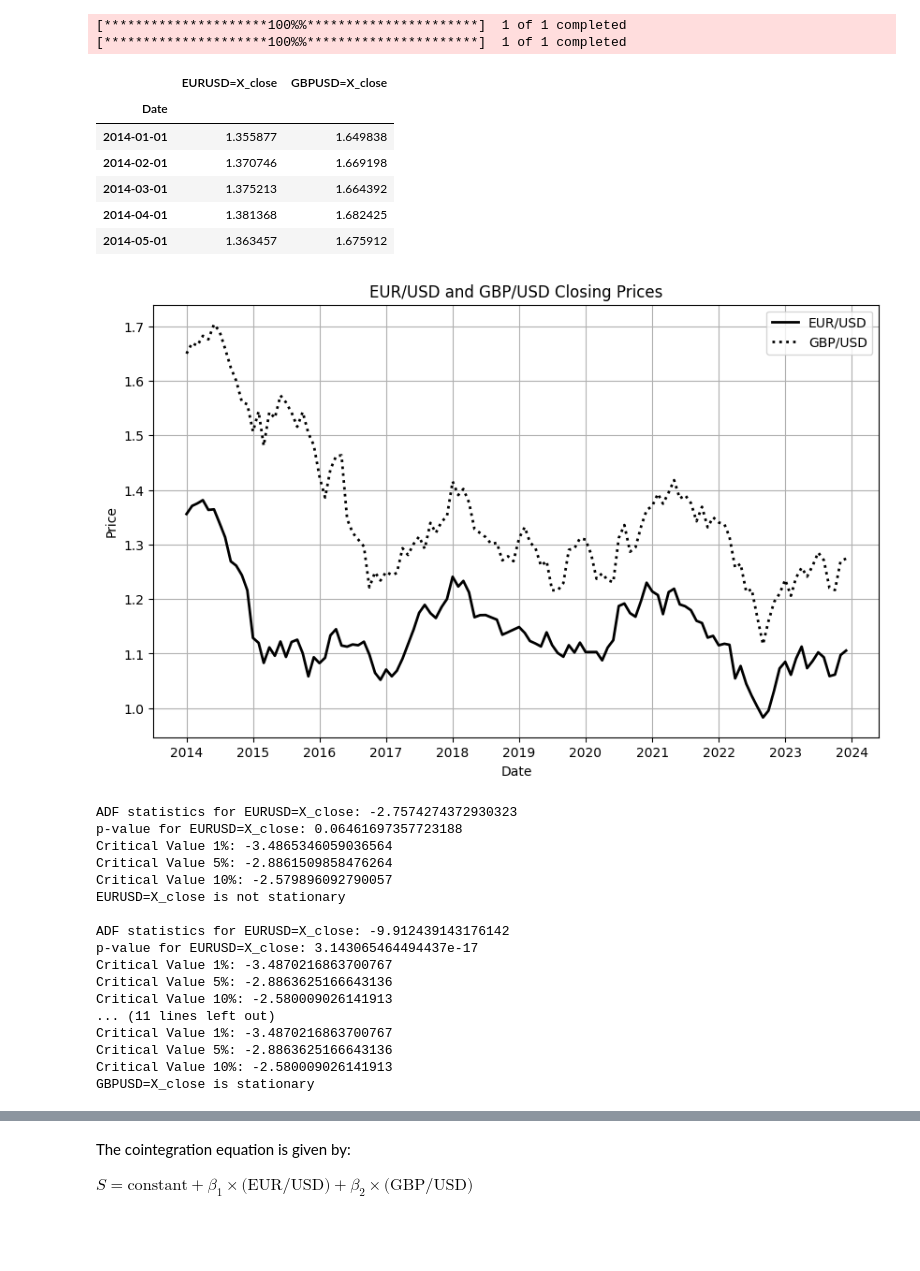
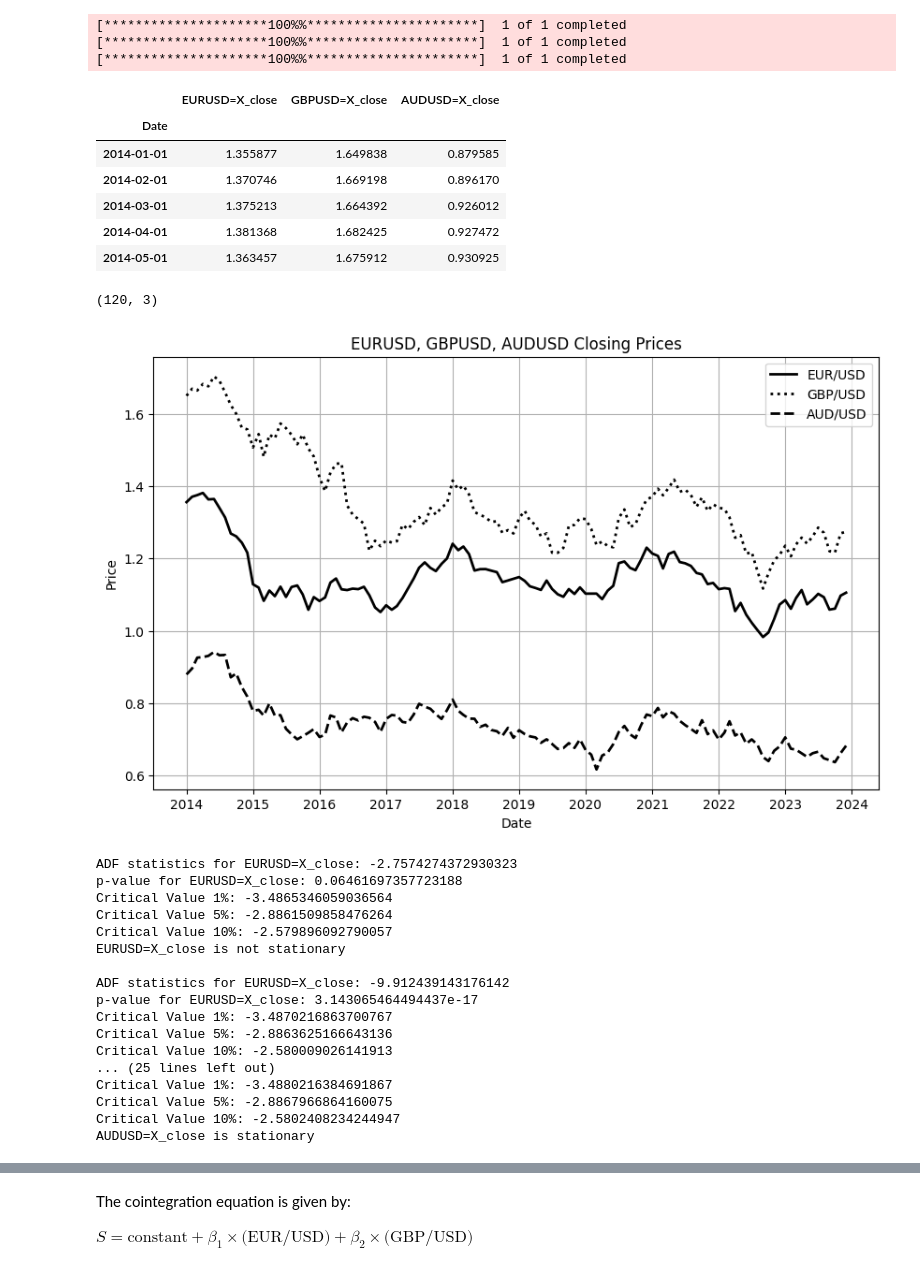
Before and after one commit to Jeetmu/Cointegration-Analysis-of-Currency-Pairs, a Jupyter notebook: Stationary.ipynb, the cells around one changed output, grey strips where cells are left out. Saved outputs shown, nothing was run; the diff lists cells and outputs as text; code cells hidden in the pictures; blank space fills up the shorter version.

```diff
--- a/Stationary.ipynb
+++ b/Stationary.ipynb
@@ -16,36 +17,43 @@ end_date = '2024-01-01'
 
 eur_usd = get_forex_data_yahoo('EURUSD=X', start=start_date, end=end_date)
 gbp_usd = get_forex_data_yahoo('GBPUSD=X', start=start_date, end=end_date)
+aud_usd = get_forex_data_yahoo('AUDUSD=X', start=start_date, end=end_date)
 # %% [output]
 [*********************100%%**********************]  1 of 1 completed
 [*********************100%%**********************]  1 of 1 completed
+[*********************100%%**********************]  1 of 1 completed
 # %%
-forex_data = pd.merge(eur_usd, gbp_usd, left_index=True, right_index=True).dropna()
+forex_data = pd.concat([eur_usd, gbp_usd, aud_usd], axis=1).dropna()
 forex_data.head()
 # %% [output]
-|  | EURUSD=X_close | GBPUSD=X_close |
-| Date |  |  |
-| 2014-01-01 | 1.355877 | 1.649838 |
-| 2014-02-01 | 1.370746 | 1.669198 |
-| 2014-03-01 | 1.375213 | 1.664392 |
-| 2014-04-01 | 1.381368 | 1.682425 |
-| 2014-05-01 | 1.363457 | 1.675912 |
+|  | EURUSD=X_close | GBPUSD=X_close | AUDUSD=X_close |
+| Date |  |  |  |
+| 2014-01-01 | 1.355877 | 1.649838 | 0.879585 |
+| 2014-02-01 | 1.370746 | 1.669198 | 0.896170 |
+| 2014-03-01 | 1.375213 | 1.664392 | 0.926012 |
+| 2014-04-01 | 1.381368 | 1.682425 | 0.927472 |
+| 2014-05-01 | 1.363457 | 1.675912 | 0.930925 |
+# %%
+forex_data.shape
+# %% [output]
+(120, 3)
 # %%
 plt.figure(figsize=(10, 6))
 
 plt.plot(forex_data['EURUSD=X_close'], label='EUR/USD', color='black', linestyle='-', linewidth=2)
 plt.plot(forex_data['GBPUSD=X_close'], label='GBP/USD', color='black', linestyle=':', linewidth=2)
+plt.plot(forex_data['AUDUSD=X_close'], label='AUD/USD', color='black', linestyle='--', linewidth=2)
 
-plt.title('EUR/USD and GBP/USD Closing Prices')
+plt.title('EURUSD, GBPUSD, AUDUSD Closing Prices')
 plt.xlabel('Date')
 plt.ylabel('Price')
 plt.legend()
 plt.grid()
 
 plt.savefig('forex2.png')
 plt.show()
 # %% [output]
-[figure, old version]
+[figure, new version]
 # %%
 from statsmodels.tsa.stattools import adfuller
 
@@ -94,11 +102,11 @@ p-value for EURUSD=X_close: 3.143065464494437e-17
 Critical Value 1%: -3.4870216863700767
 Critical Value 5%: -2.8863625166643136
 Critical Value 10%: -2.580009026141913
-... (11 lines left out)
-Critical Value 1%: -3.4870216863700767
-Critical Value 5%: -2.8863625166643136
-Critical Value 10%: -2.580009026141913
-GBPUSD=X_close is stationary
+... (25 lines left out)
+Critical Value 1%: -3.4880216384691867
+Critical Value 5%: -2.8867966864160075
+Critical Value 10%: -2.5802408234244947
+AUDUSD=X_close is stationary
 # %%
 from statsmodels.tsa.vector_ar.vecm import select_order
 
```
Also changed, not shown: parts of 11 cells of this notebook, 3 other files.
